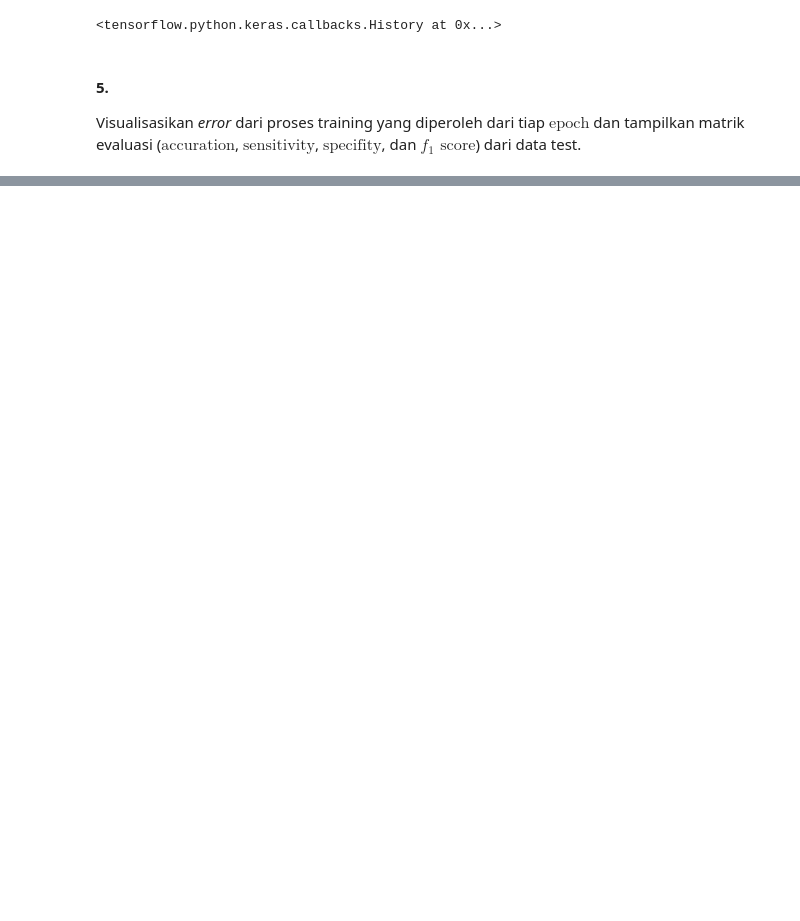
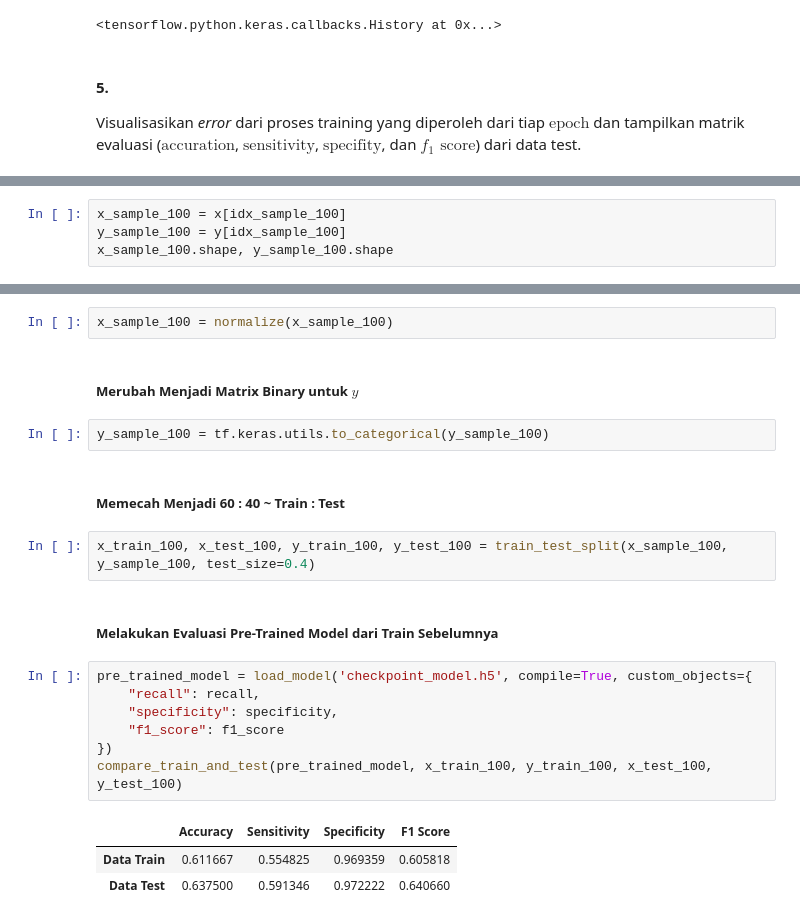
Before and after one commit to reiva5/CSC6801381-pemelajaran-mesin-lanjut, a Jupyter notebook: Lab 3/src/Tugas3_Jehian Norman Saviero_2006609645.ipynb, the cells around one changed output, grey strips where cells are left out. Cells and saved outputs as stored; diff of their text form; blank space fills up the shorter version.

```diff
--- a/Lab 3/src/Tugas3_Jehian Norman Saviero_2006609645.ipynb
+++ b/Lab 3/src/Tugas3_Jehian Norman Saviero_2006609645.ipynb
@@ -620,0 +650,4 @@ predict_and_get_metrics(final_convolutional_model, x_test, y_test, label='Data T
+# %%
+x_sample_100 = x[idx_sample_100]
+y_sample_100 = y[idx_sample_100]
+x_sample_100.shape, y_sample_100.shape
@@ -620,0 +658,23 @@ predict_and_get_metrics(final_convolutional_model, x_test, y_test, label='Data T
+# %%
+x_sample_100 = normalize(x_sample_100)
+# %% [markdown]
+##### Merubah Menjadi Matrix Binary untuk $y$
+# %%
+y_sample_100 = tf.keras.utils.to_categorical(y_sample_100)
+# %% [markdown]
+##### Memecah Menjadi 60 : 40 ~ Train : Test
+# %%
+x_train_100, x_test_100, y_train_100, y_test_100 = train_test_split(x_sample_100, y_sample_100, test_size=0.4)
+# %% [markdown]
+##### Melakukan Evaluasi Pre-Trained Model dari Train Sebelumnya
+# %%
+pre_trained_model = load_model('checkpoint_model.h5', compile=True, custom_objects={
+    "recall": recall,
+    "specificity": specificity,
+    "f1_score": f1_score
+})
+compare_train_and_test(pre_trained_model, x_train_100, y_train_100, x_test_100, y_test_100)
+# %% [output]
+|  | Accuracy | Sensitivity | Specificity | F1 Score |
+| Data Train | 0.611667 | 0.554825 | 0.969359 | 0.605818 |
+| Data Test | 0.637500 | 0.591346 | 0.972222 | 0.640660 |
```
Also changed, not shown: parts of 13 cells of this notebook.
